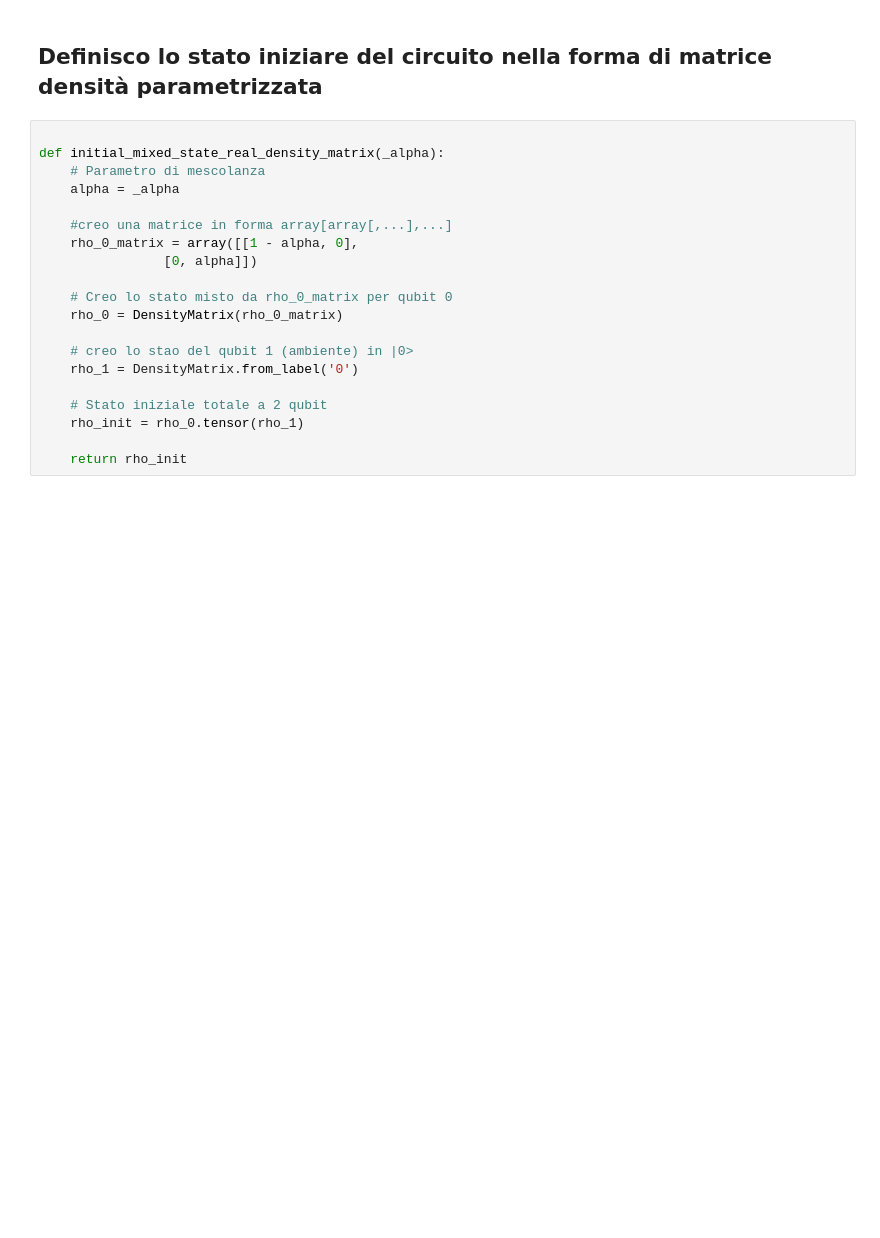
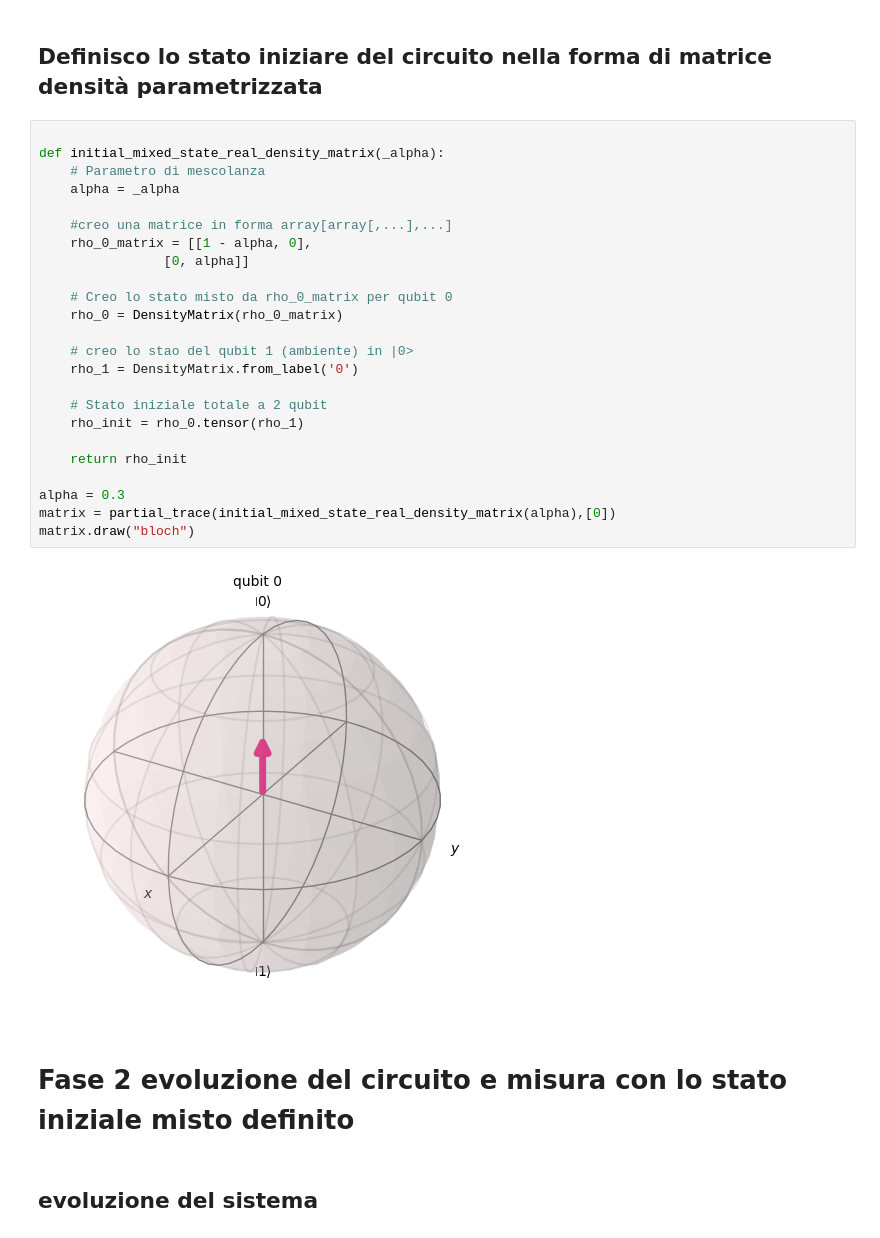
Before and after one commit to remgabryldel/quantum-amplitude-damping-channel, a Jupyter notebook: q-a-d.ipynb, the cells around one changed output. Cells and saved outputs as stored; diff of their text form; blank space fills up the shorter version.

```diff
--- a/q-a-d.ipynb
+++ b/q-a-d.ipynb
@@ -92,20 +92,30 @@ bound_ERADC.draw('mpl')
 # %%
 
 def initial_mixed_state_real_density_matrix(_alpha):
     # Parametro di mescolanza
     alpha = _alpha
 
     #creo una matrice in forma array[array[,...],...]
-    rho_0_matrix = array([[1 - alpha, 0],
-                [0, alpha]])
+    rho_0_matrix = [[1 - alpha, 0],
+                [0, alpha]]
 
     # Creo lo stato misto da rho_0_matrix per qubit 0
     rho_0 = DensityMatrix(rho_0_matrix)
 
     # creo lo stao del qubit 1 (ambiente) in |0>
     rho_1 = DensityMatrix.from_label('0')
 
     # Stato iniziale totale a 2 qubit
     rho_init = rho_0.tensor(rho_1)
 
     return rho_init
+
+alpha = 0.3
+matrix = partial_trace(initial_mixed_state_real_density_matrix(alpha),[0])
+matrix.draw("bloch")
+# %% [output]
+[figure, added]
+# %% [markdown]
+# Fase 2 evoluzione del circuito e misura con lo stato iniziale misto definito
+# %% [markdown]
+## evoluzione del sistema
```
Also changed, not shown: parts of 1 cell of this notebook.
